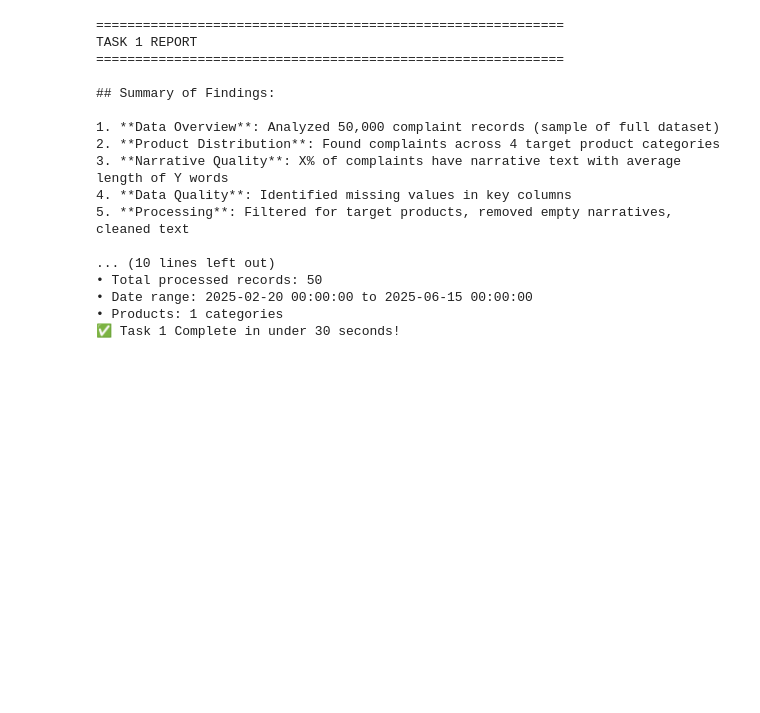
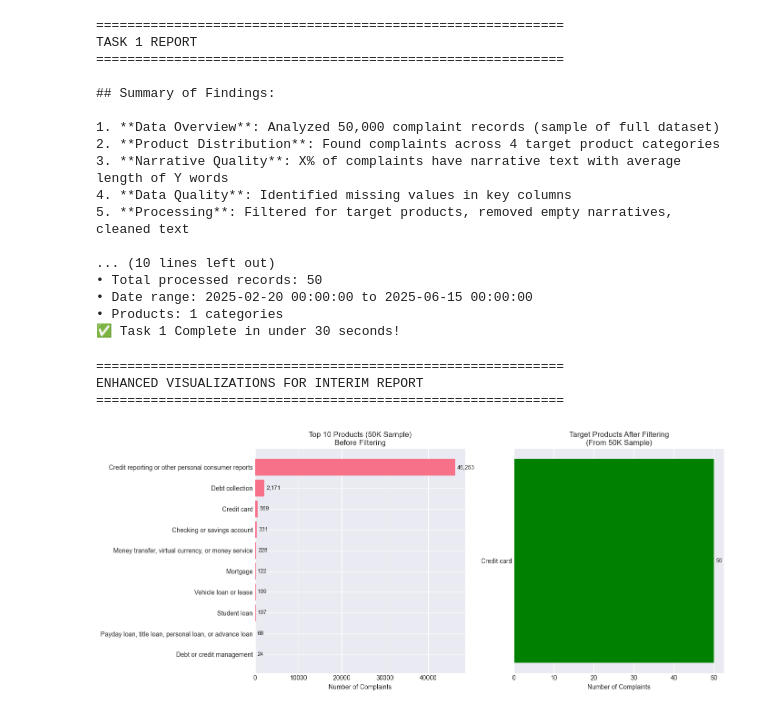
Before and after one commit to TsegayIS122123/rag-complaint-chatbot, a Jupyter notebook: notebooks/task1_eda_preprocessing.ipynb, the cells around one changed output. Saved outputs shown, nothing was run; the diff lists cells and outputs as text; code cells hidden in the pictures; blank space fills up the shorter version.

```diff
--- a/notebooks/task1_eda_preprocessing.ipynb
+++ b/notebooks/task1_eda_preprocessing.ipynb
@@ -277,3 +277,66 @@ TASK 1 REPORT
 • Date range: 2025-02-20 00:00:00 to 2025-06-15 00:00:00
 • Products: 1 categories
 ✅ Task 1 Complete in under 30 seconds!
+# %%
+# %%
+print("\n" + "="*60)
+print("ENHANCED VISUALIZATIONS FOR INTERIM REPORT")
+print("="*60)
+
+import matplotlib.pyplot as plt
+import seaborn as sns
+
+# Set style for professional reports
+plt.style.use('seaborn-v0_8-darkgrid')
+sns.set_palette("husl")
+
+# %% [markdown]
+# ### 1. Product Distribution - Before vs After Filtering
+
+# %%
+# Create comparison visualization
+fig, axes = plt.subplots(1, 2, figsize=(14, 6))
+
+# Before filtering (original sample)
+product_counts_before = df['Product'].value_counts().head(10)
+bars1 = axes[0].barh(range(len(product_counts_before)), product_counts_before.values)
+axes[0].set_yticks(range(len(product_counts_before)))
+axes[0].set_yticklabels(product_counts_before.index)
+axes[0].set_xlabel('Number of Complaints')
+axes[0].set_title('Top 10 Products (50K Sample)\nBefore Filtering')
+axes[0].invert_yaxis()
+
+# Add value labels
+for i, (bar, value) in enumerate(zip(bars1, product_counts_before.values)):
+    axes[0].text(value + max(product_counts_before.values)*0.01,
+                i,
+                f'{value:,}',
+                va='center',
+                fontsize=9)
+
+# After filtering (target products only)
+if 'Product' in df_filtered.columns:
+    product_counts_after = df_filtered['Product'].value_counts()
+    bars2 = axes[1].barh(range(len(product_counts_after)), product_counts_after.values, color='green')
+    axes[1].set_yticks(range(len(product_counts_after)))
+    axes[1].set_yticklabels(product_counts_after.index)
+    axes[1].set_xlabel('Number of Complaints')
+    axes[1].set_title('Target Products After Filtering\n(From 50K Sample)')
+    axes[1].invert_yaxis()
+
+    # Add value labels
+    for i, (bar, value) in enumerate(zip(bars2, product_counts_after.values)):
+        axes[1].text(value + max(product_counts_after.values)*0.01,
+                    i,
+                    f'{value:,}',
+                    va='center',
+                    fontsize=9)
+
+plt.tight_layout()
+plt.savefig('../data/processed/product_distribution_comparison.png', dpi=300, bbox_inches='tight')
+plt.show()
+# %% [output]
+============================================================
+ENHANCED VISUALIZATIONS FOR INTERIM REPORT
+============================================================
+[figure, added]
```
Also changed, not shown: parts of 4 cells of this notebook, 1 other file.
